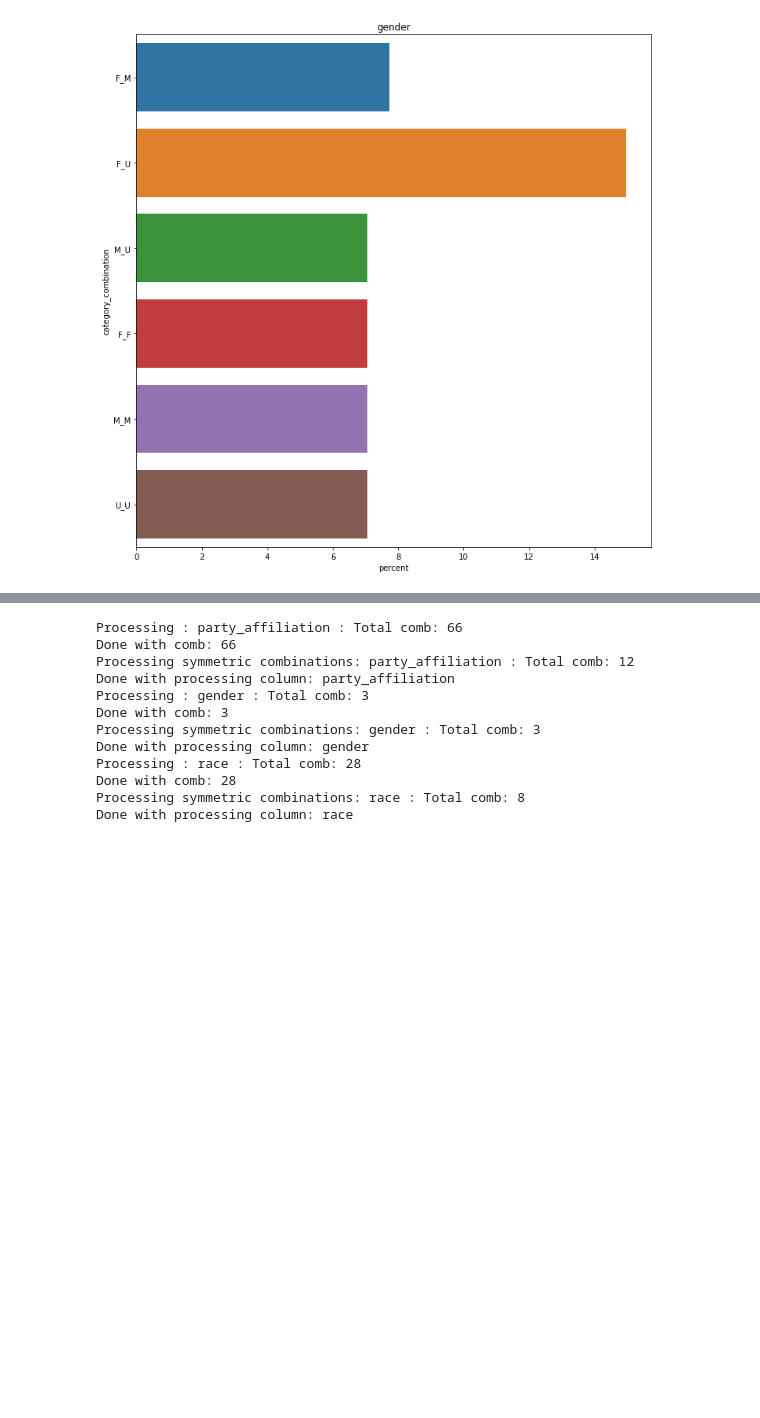
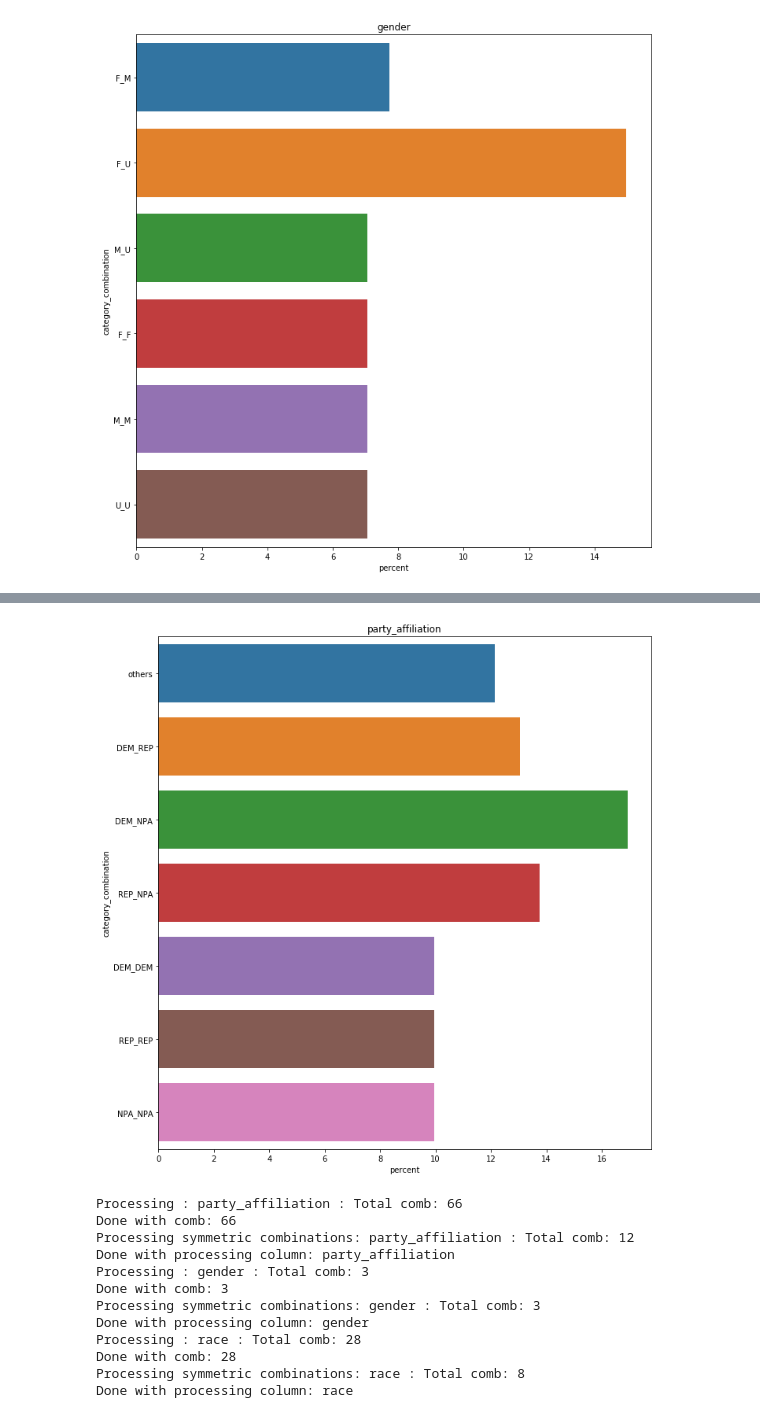
Before and after one commit to ParasAvkirkar/PoliticalPolarizationAndMarriage, a Jupyter notebook: florida_couples_separated.ipynb, the cells around one changed output, grey strips where cells are left out. Cells and saved outputs as stored; diff of their text form; code cells hidden in the pictures; blank space fills up the shorter version.

```diff
--- a/florida_couples_separated.ipynb
+++ b/florida_couples_separated.ipynb
@@ -365,3 +412,7 @@ plot_pairwise_stat_by_feature("gender", stats)
+# %%
+plot_pairwise_stat_by_feature("party_affiliation", stats)
+# %% [output]
+[figure, added]
 # %%
 from itertools import combinations
 total_separated = couples_df_found[couples_df_found["separated"] == True].shape[0]
```
Also changed, not shown: parts of 12 cells of this notebook.
